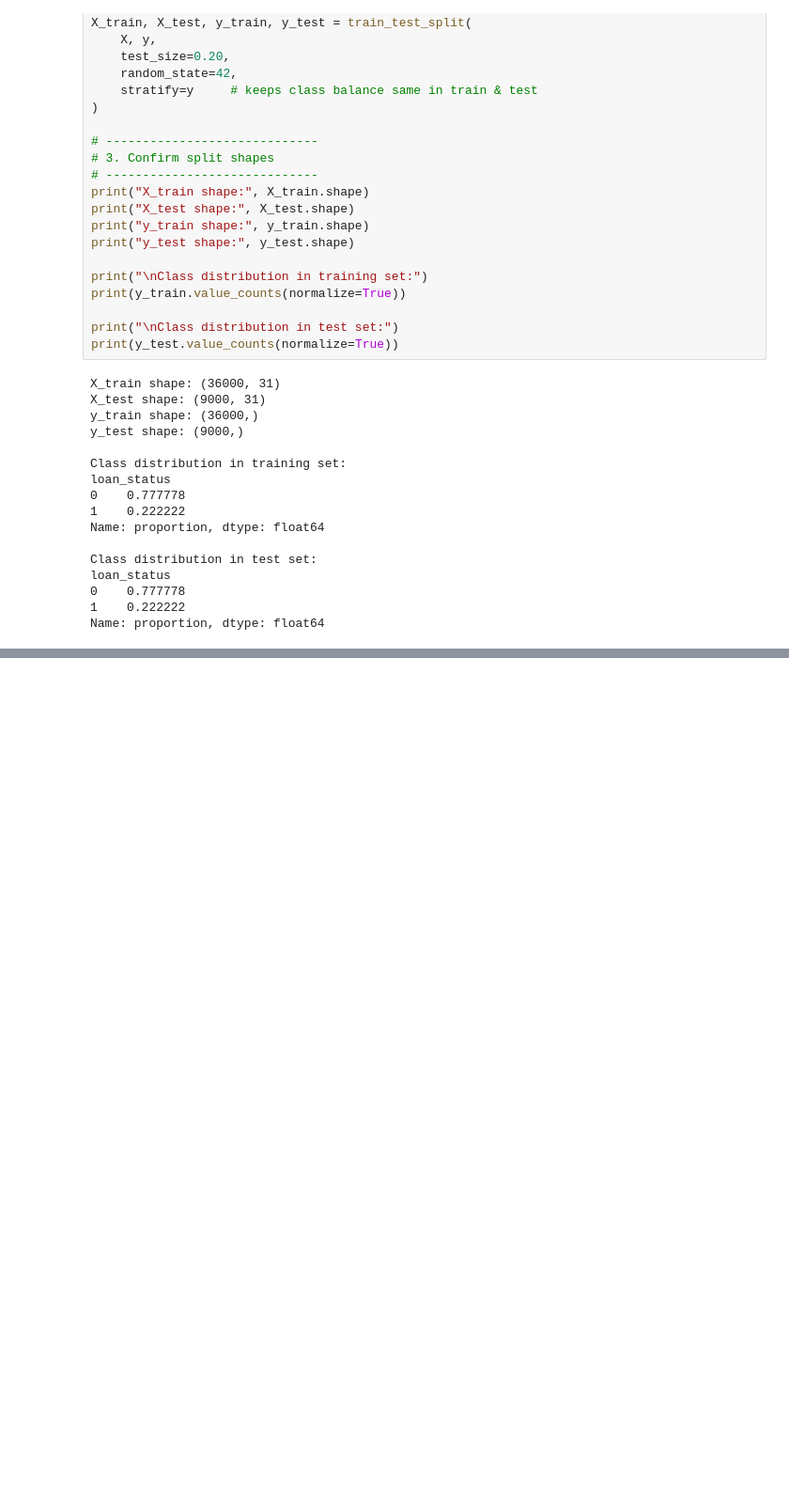
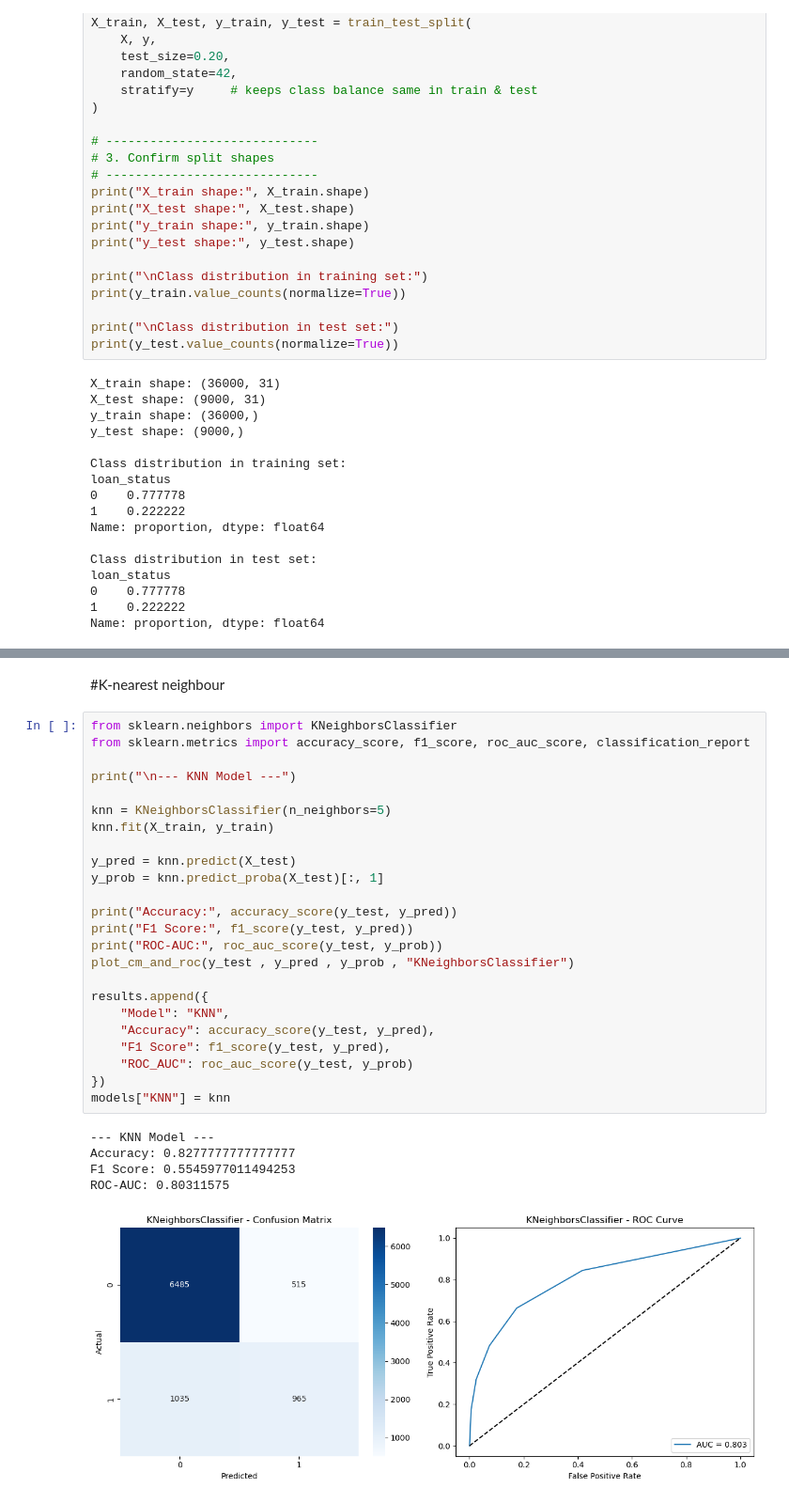
Before and after one commit to teja119/loan-prediction, a Jupyter notebook: loan _prediction.ipynb, the cells around one changed output, grey strips where cells are left out. Shown at 94% size. Cells and saved outputs as stored; diff of their text form; blank space fills up the shorter version.

```diff
--- a/loan _prediction.ipynb
+++ b/loan _prediction.ipynb
@@ -306,0 +339,32 @@ Name: proportion, dtype: float64
+# %% [markdown]
+#K-nearest neighbour
+# %%
+from sklearn.neighbors import KNeighborsClassifier
+from sklearn.metrics import accuracy_score, f1_score, roc_auc_score, classification_report
+
+print("\n--- KNN Model ---")
+
+knn = KNeighborsClassifier(n_neighbors=5)
+knn.fit(X_train, y_train)
+
+y_pred = knn.predict(X_test)
+y_prob = knn.predict_proba(X_test)[:, 1]
+
+print("Accuracy:", accuracy_score(y_test, y_pred))
+print("F1 Score:", f1_score(y_test, y_pred))
+print("ROC-AUC:", roc_auc_score(y_test, y_prob))
+plot_cm_and_roc(y_test , y_pred , y_prob , "KNeighborsClassifier")
+
+results.append({
+    "Model": "KNN",
+    "Accuracy": accuracy_score(y_test, y_pred),
+    "F1 Score": f1_score(y_test, y_pred),
+    "ROC_AUC": roc_auc_score(y_test, y_prob)
+})
+models["KNN"] = knn
+# %% [output]
+--- KNN Model ---
+Accuracy: 0.8277777777777777
+F1 Score: 0.5545977011494253
+ROC-AUC: 0.80311575
+[figure, added]
```
Also changed, not shown: parts of 21 cells of this notebook, 3 other files.
